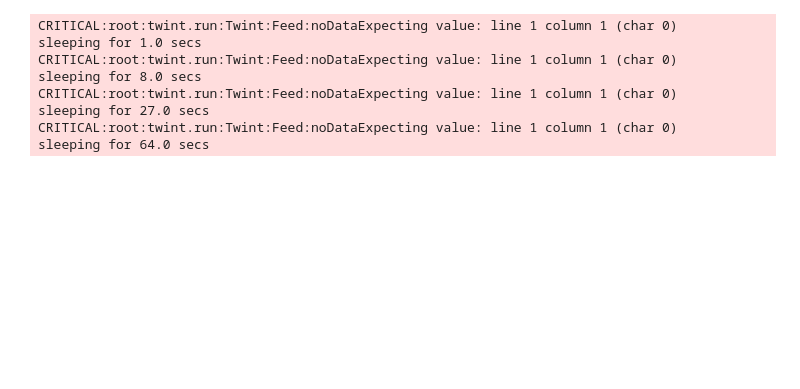
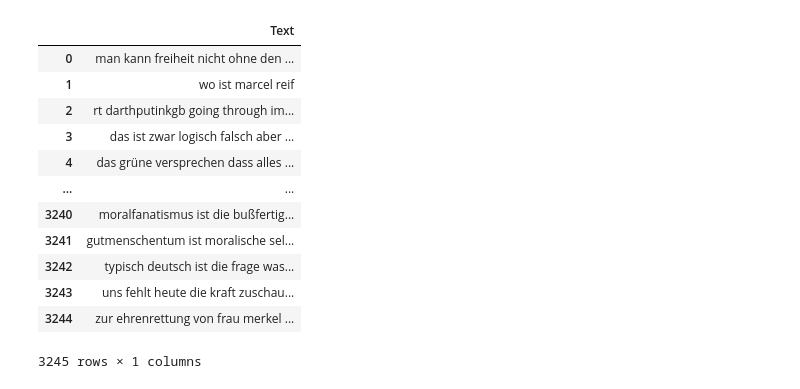
Before and after one commit to DavidSiegl/Introduction-to-DH-Tools-and-Methods-David-Siegl, a Jupyter notebook: Twitter-Analysis/Twitter-Bolz.ipynb, the cells around one changed output. Cells and saved outputs as stored; diff of their text form; code cells hidden in the pictures; blank space fills up the shorter version.

Commit message:
first analysis

```diff
--- a/Twitter-Analysis/Twitter-Bolz.ipynb
+++ b/Twitter-Analysis/Twitter-Bolz.ipynb
@@ -46,14 +50,0 @@ twint.run.Search(c)
-# %%
-c = twint.Config()
-c.Search = "covid"
-
-twint.run.Search(c)
-# %% [output]
-CRITICAL:root:twint.run:Twint:Feed:noDataExpecting value: line 1 column 1 (char 0)
-sleeping for 1.0 secs
-CRITICAL:root:twint.run:Twint:Feed:noDataExpecting value: line 1 column 1 (char 0)
-sleeping for 8.0 secs
-CRITICAL:root:twint.run:Twint:Feed:noDataExpecting value: line 1 column 1 (char 0)
-sleeping for 27.0 secs
-CRITICAL:root:twint.run:Twint:Feed:noDataExpecting value: line 1 column 1 (char 0)
-sleeping for 64.0 secs
@@ -59,0 +53,2 @@ sleeping for 64.0 secs
+# %%
+tweets_bolz = pd.read_csv("../Twitter-Analysis/@NorbertBolz-tweets.csv", sep =',')
@@ -59,0 +70,26 @@ sleeping for 64.0 secs
+# %%
+def clean_text(text):
+    text = text.lower()
+    for punctuation in string.punctuation:
+        text = text.replace(punctuation, '')
+    return text
+
+clean = lambda x: clean_text(x)
+
+tweets_clean = pd.DataFrame(tweets_bolz.Text.apply(clean))
+# %%
+tweets_clean
+# %% [output]
+|  | Text |
+| 0 | man kann freiheit nicht ohne den ... |
+| 1 | wo ist marcel reif |
+| 2 | rt darthputinkgb going through im... |
+| 3 | das ist zwar logisch falsch aber ... |
+| 4 | das grüne versprechen dass alles ... |
+| ... | ... |
+| 3240 | moralfanatismus ist die bußfertig... |
+| 3241 | gutmenschentum ist moralische sel... |
+| 3242 | typisch deutsch ist die frage was... |
+| 3243 | uns fehlt heute die kraft zuschau... |
+| 3244 | zur ehrenrettung von frau merkel ... |
+3245 rows × 1 columns
```
Also changed, not shown: parts of 13 cells of this notebook, 2 other files.
